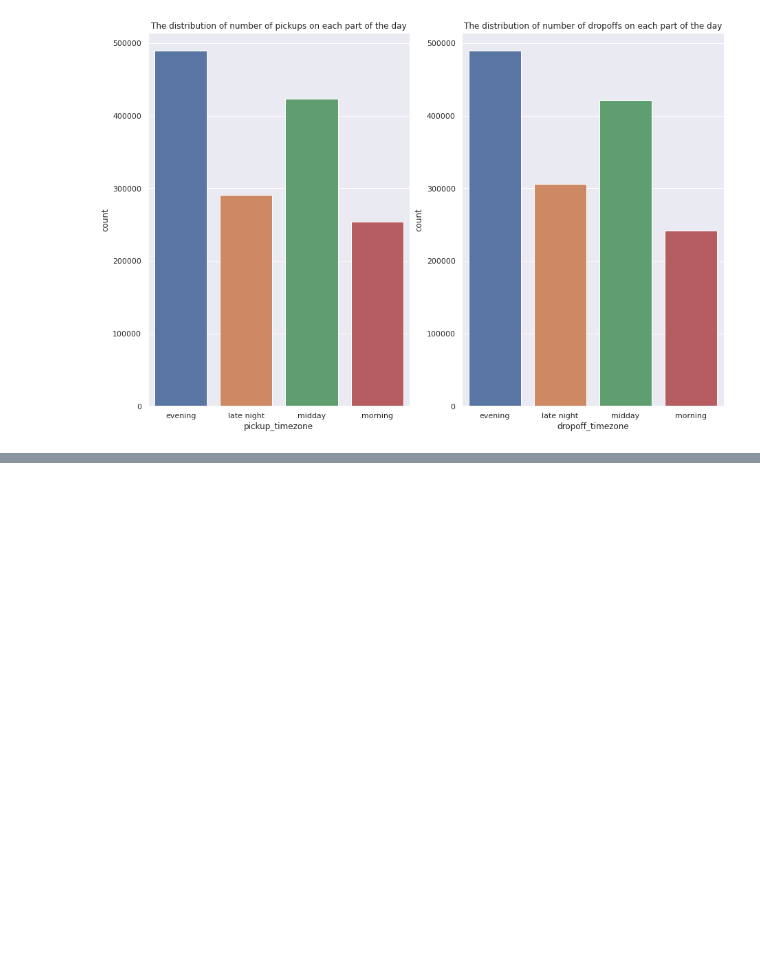
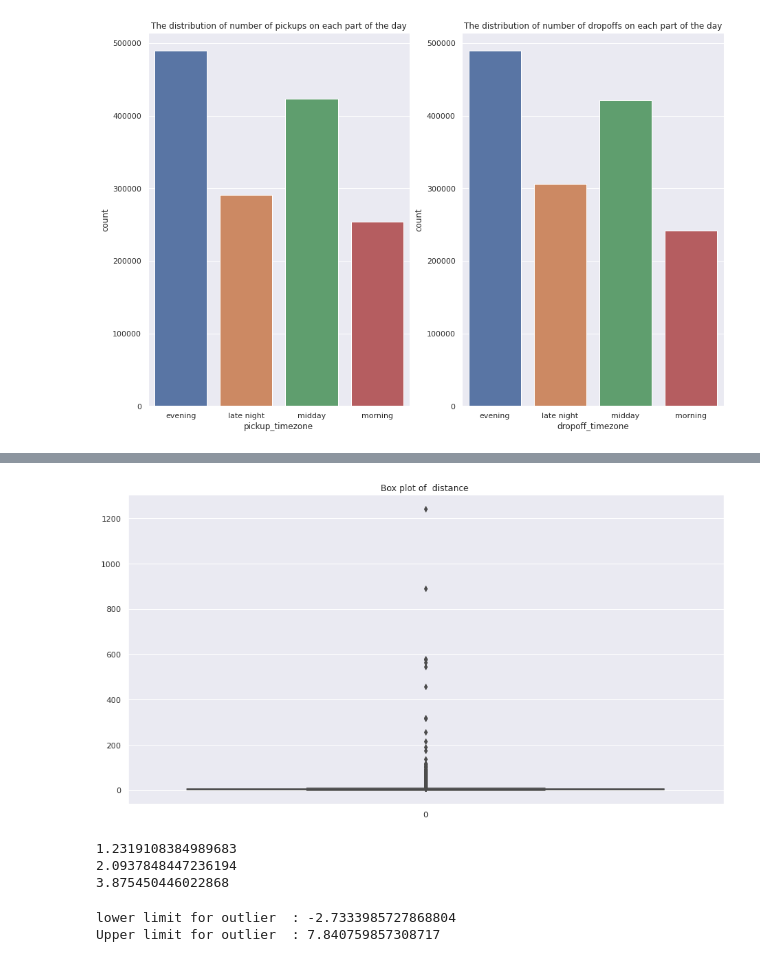
Before and after one commit to AnshRockstar/NYC-Taxi-Trip-Duration-Prediction, a Jupyter notebook: NYC_Taxi_Trip_Time_Prediction_Capstone_Project.ipynb, the cells around one changed output, grey strips where cells are left out. Cells and saved outputs as stored; diff of their text form; code cells hidden in the pictures; blank space fills up the shorter version.

```diff
--- a/NYC_Taxi_Trip_Time_Prediction_Capstone_Project.ipynb
+++ b/NYC_Taxi_Trip_Time_Prediction_Capstone_Project.ipynb
@@ -486,0 +499,27 @@ nyc_df["distance"] = nyc_df.apply(lambda x: calc_distance(x),axis=1)
+# %%
+plt.figure(figsize=(15,8))
+plt.title("Box plot of  distance ")
+ax = sns.boxplot(data=nyc_df['distance'], orient="v")
+# %% [output]
+[figure, added]
+# %%
+percentile_q1 = np.percentile(nyc_df['distance'],25)
+print(percentile_q1)
+percentile_q2 = np.percentile(nyc_df['distance'],50)
+print(percentile_q2)
+percentile_q3 = np.percentile(nyc_df['distance'],75)
+print(percentile_q3)
+# %% [output]
+1.2319108384989683
+2.0937848447236194
+3.875450446022868
+# %%
+iqr=percentile_q3 - percentile_q1
+lower_limit_outlier=percentile_q1-1.5*iqr
+upper_limit_outlier=percentile_q3+1.5*iqr
+
+print("lower limit for outlier  :",lower_limit_outlier)
+print("Upper limit for outlier  :",upper_limit_outlier)
+# %% [output]
+lower limit for outlier  : -2.7333985727868804
+Upper limit for outlier  : 7.840759857308717
```
Also changed, not shown: parts of 19 cells of this notebook.
